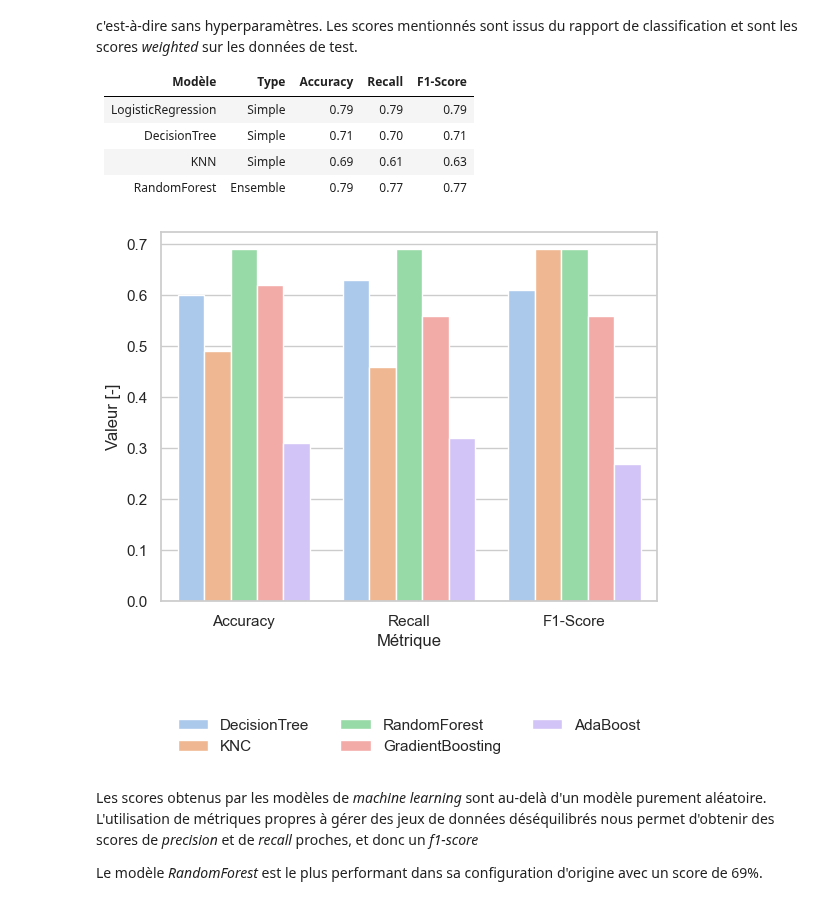
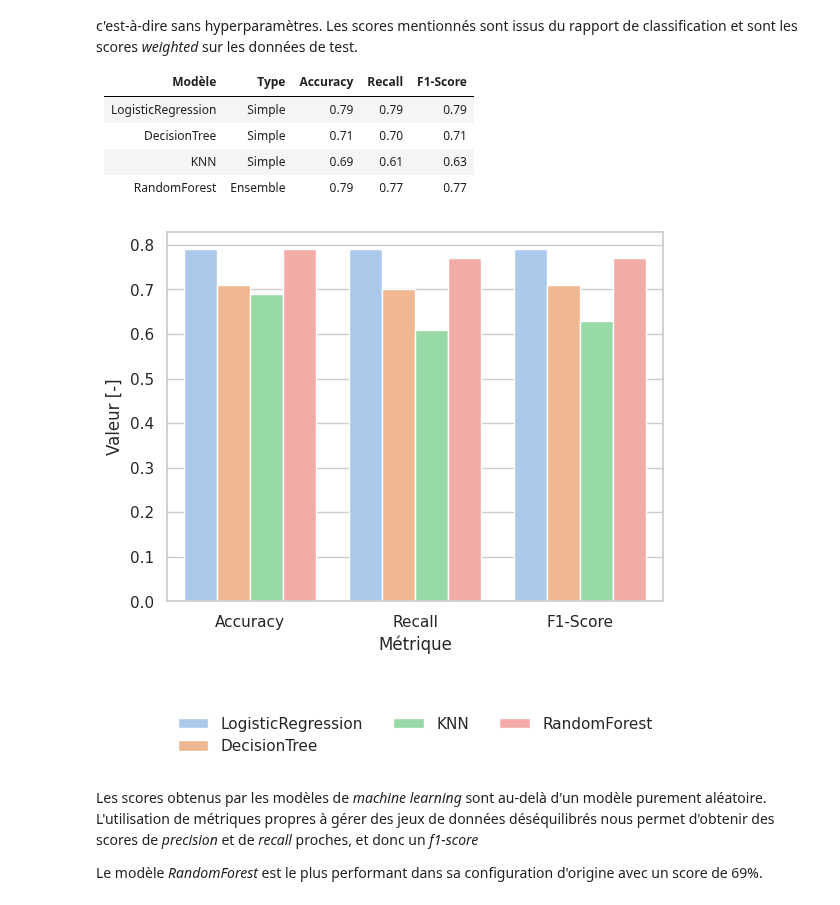
Before and after one commit to data-modelisation/rakuten, a Jupyter notebook: notebooks/exploratory_modelisation.ipynb, the cells around one changed output. Saved outputs shown, nothing was run; the diff lists cells and outputs as text; code cells hidden in the pictures.

```diff
--- a/notebooks/exploratory_modelisation.ipynb
+++ b/notebooks/exploratory_modelisation.ipynb
@@ -72,23 +72,23 @@ Plusieurs modèles ont été mis en place. Les modèles sont ici utilisés dans
 # %%
 import seaborn as sns
 import pandas as pd
 import matplotlib.pyplot as plt
 from IPython.display import Image
 
 sns.set_theme(style="whitegrid", palette="pastel")
 
 df = pd.DataFrame.from_dict(
     {"Modèle" : ["LogisticRegression", "DecisionTree", "KNN", "RandomForest"],
     "Accuracy" : [.79, .71, .69, .79],
-    "Recall" : [;79, .70, .61, .77],
+    "Recall" : [.79, .70, .61, .77],
     "F1-Score" : [.79, .71, .63, .77],
     }
 )
 df_melted = df.melt(id_vars="Modèle", value_vars=["Accuracy", "Recall", "F1-Score"], value_name="Valeur [-]", var_name="Métrique")
 sns.barplot(data=df_melted, x="Métrique", y="Valeur [-]", hue="Modèle");
 plt.legend(loc='lower center', frameon=False, bbox_to_anchor=(0.5, -.45), ncol=len(df_melted.columns));
 # %% [output]
-[figure, old version]
+[figure, new version]
 # %% [markdown]
 Les scores obtenus par les modèles de *machine learning* sont au-delà d'un modèle purement aléatoire. L'utilisation de métriques propres à gérer des jeux de données déséquilibrés nous permet d'obtenir des scores de *precision* et de *recall* proches, et donc un *f1-score*
 
```
Also changed, not shown: parts of 3 cells of this notebook.
